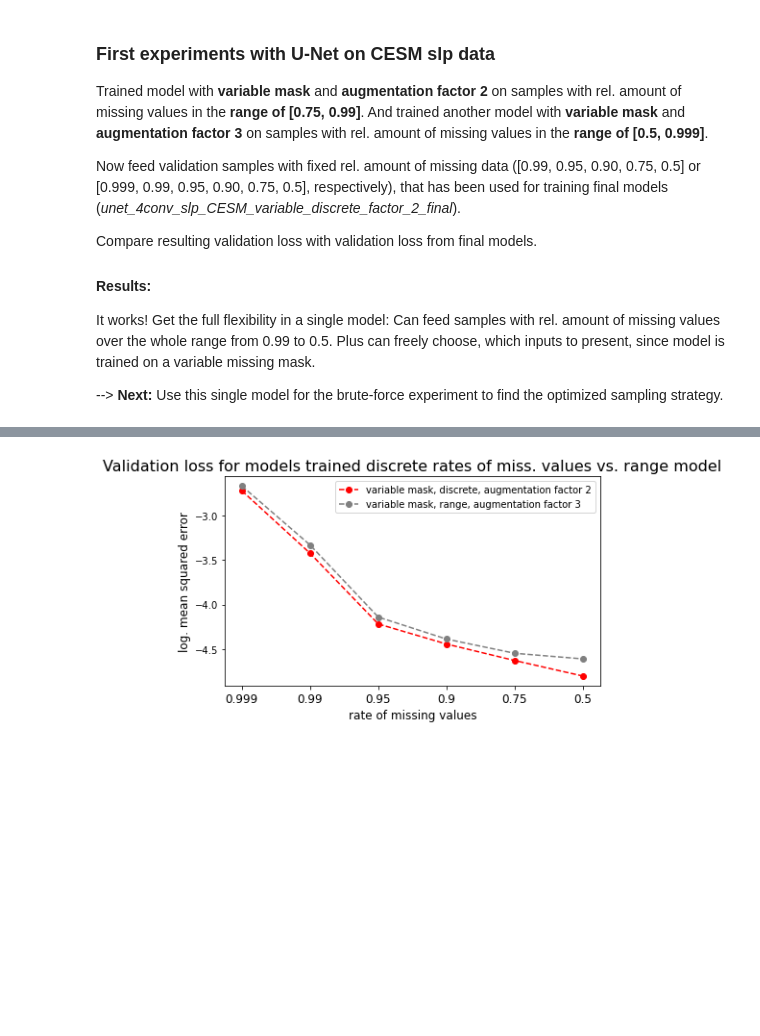
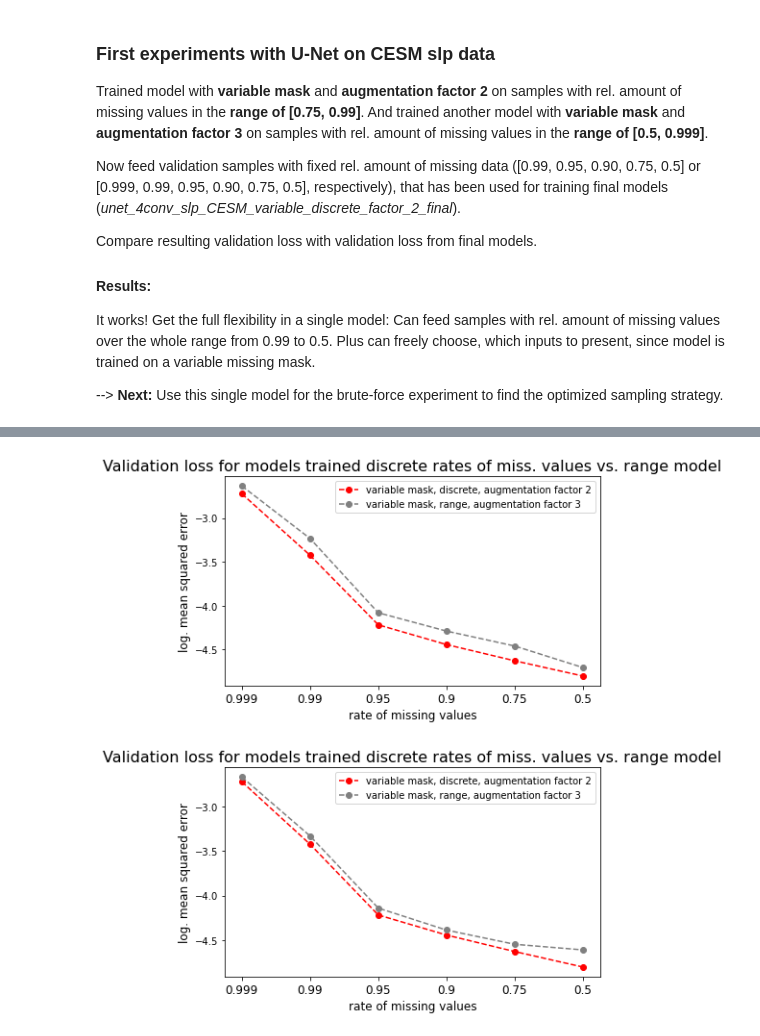
Before and after one commit to MarcoLandtHayen/reconstruct_missing_data, a Jupyter notebook: notebooks/02a_unet_4conv_slp_CESM_range.ipynb, the cells around one changed output, grey strips where cells are left out. Drawn from its saved outputs; the diff is of its cells as text; code cells hidden in the pictures; blank space fills up the shorter version.

```diff
--- a/notebooks/02a_unet_4conv_slp_CESM_range.ipynb
+++ b/notebooks/02a_unet_4conv_slp_CESM_range.ipynb
@@ -55,7 +55,7 @@ augmentation_factor = 2
 run = '_final'
 
 # Get path to stored validation loss from batch:
-path_to_final_discrete_model = Path('GitGeomar/marco-landt-hayen/reconstruct_missing_data/results/'+model_config+'_'+feature_short+'_'+source+'_'
+path_to_final_discrete_model = Path('GitGeomar/marco-landt-hayen/reconstruct_missing_data_results/'+model_config+'_'+feature_short+'_'+source+'_'
                       +mask_type+'_'+missing_type+'_factor_'+str(augmentation_factor)+run)
 
 print(path_to_final_discrete_model)
@@ -232,9 +233,39 @@ val_pred_all = np.zeros((len(missing_values), n_val, data[feature].shape[1], dat
 # np.save(path_to_final_range_model / 'val_loss_all.npy', val_loss_all)
 # %%
 ## Or reload validation loss:
-val_loss_all = np.load(path_to_final_range_model / 'val_loss_all.npy')
+# val_loss_all = np.load(path_to_final_range_model / 'val_loss_all.npy')
 # %%
 # Plot val_loss_final (red) and val_loss_all (grey) over missing values, as in sensitivity experiment
+# %%
+### Result from range experiment with model trained on [0.0,1.0] with augmentation factor 3:
+
+## Plot validation loss over rel. amounts of missing values
+## for final models trained on discrete amounts of missing values (red)
+## compared to model trained on range of missing values,
+## but fed with samples of discrete amounts of missing values (grey).
+
+fig, ax = plt.subplots(1,1,figsize=(7,4))
+
+# Validation loss, using final models trained on discrete amounts of missing values (red):
+ax.plot(np.log10(val_loss_final), color='red',
+             label = 'variable mask, discrete, augmentation factor 2',
+             marker = 'o', linestyle = '--',
+    )
+
+# Final validation loss from model trained on range, but fed with samples of discrete amounts of missing values (grey):
+ax.plot(np.log10(val_loss_all), color='grey',
+             label = 'variable mask, range, augmentation factor 3',
+             marker = 'o', linestyle = '--',
+    )
+
+ax.set_xticks(np.arange(0, len(missing_values), step=1), missing_values, fontsize=12)
+ax.set_title('Validation loss for models trained discrete rates of miss. values vs. range model', fontsize=16)
+ax.set_xlabel('rate of missing values', fontsize=12)
+ax.set_ylabel('log. mean squared error', fontsize=12)
+ax.legend()
+plt.show()
+# %% [output]
+[figure, added]
 # %%
 ### Result from range experiment with model trained on [0.5,0.999] with augmentation factor 3:
 
```
Also changed, not shown: parts of 5 cells of this notebook, 11 other files.
